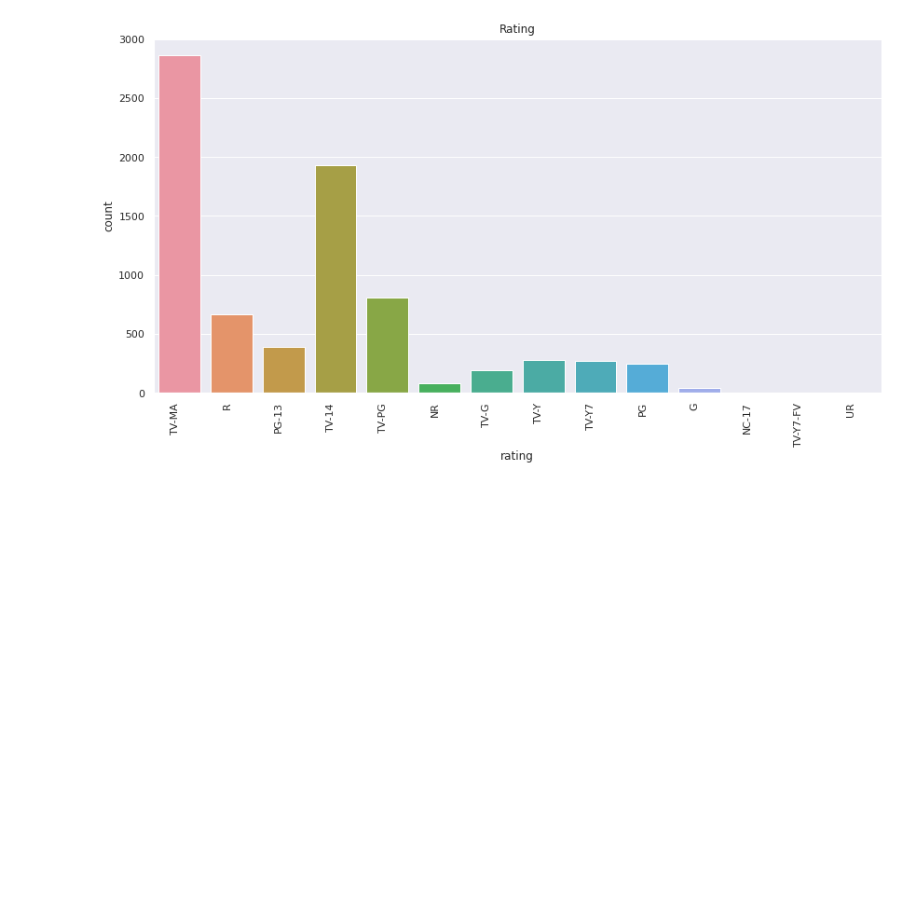
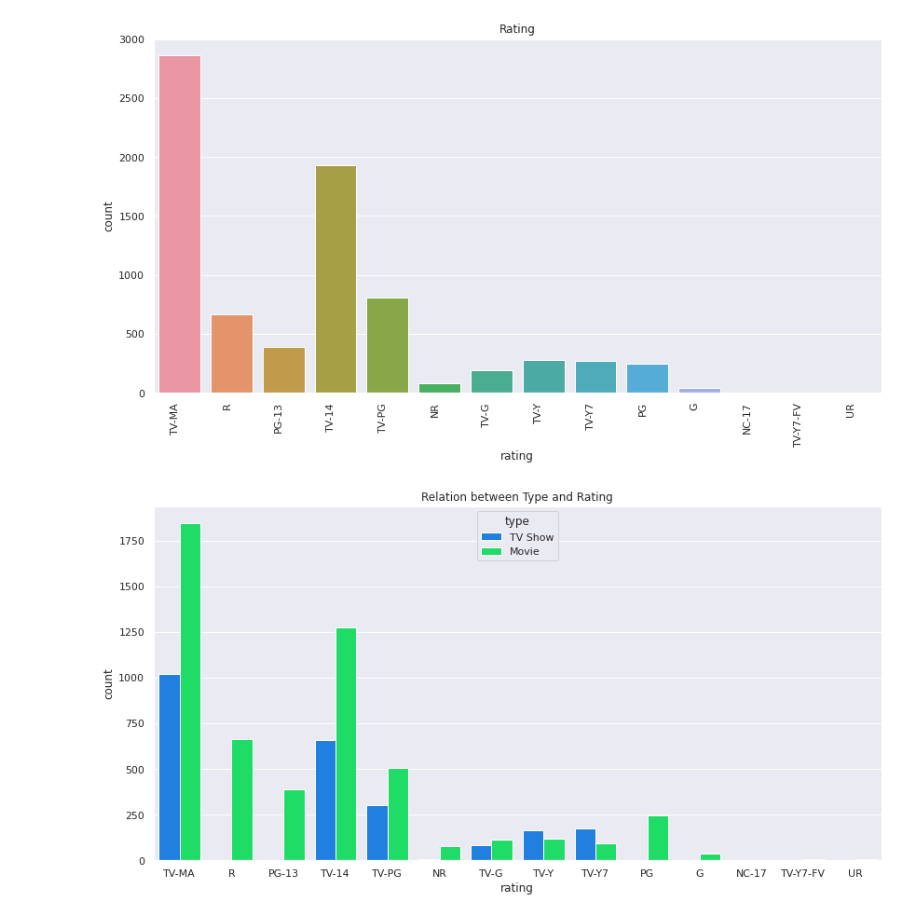
Before and after one commit to pinky-thakur/Netflix_Movies_and_TV_shows_Clustering_Capstone_project, a Jupyter notebook: Netflix_movies_and_TV_shows_clustering_project_final.ipynb, the cells around one changed output. Saved outputs shown, nothing was run; the diff lists cells and outputs as text; code cells hidden in the pictures; blank space fills up the shorter version.

```diff
--- a/Netflix_movies_and_TV_shows_clustering_project_final.ipynb
+++ b/Netflix_movies_and_TV_shows_clustering_project_final.ipynb
@@ -668,3 +668,11 @@ plt.title('Rating')
 # %% [output]
 Text(0.5, 1.0, 'Rating')
 [figure]
+# %%
+#Type vs Rating
+plt.figure(figsize=(14,7))
+sns.countplot(x='rating',hue='type',data=data)
+plt.title('Relation between Type and Rating')
+plt.show()
+# %% [output]
+[figure, added]
```
Also changed, not shown: parts of 5 cells of this notebook.
